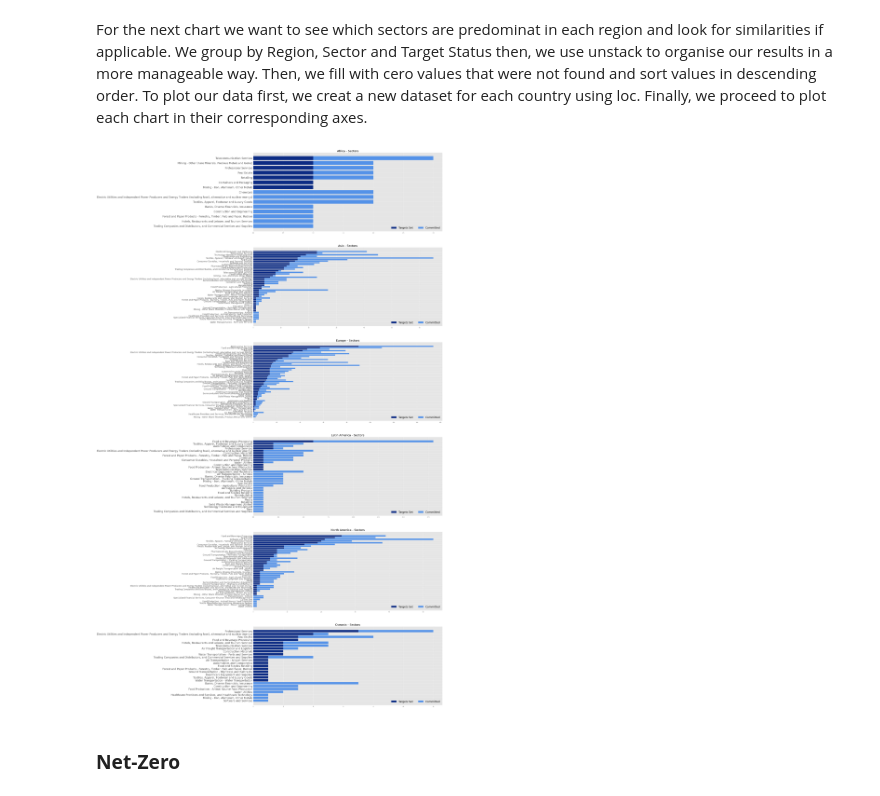
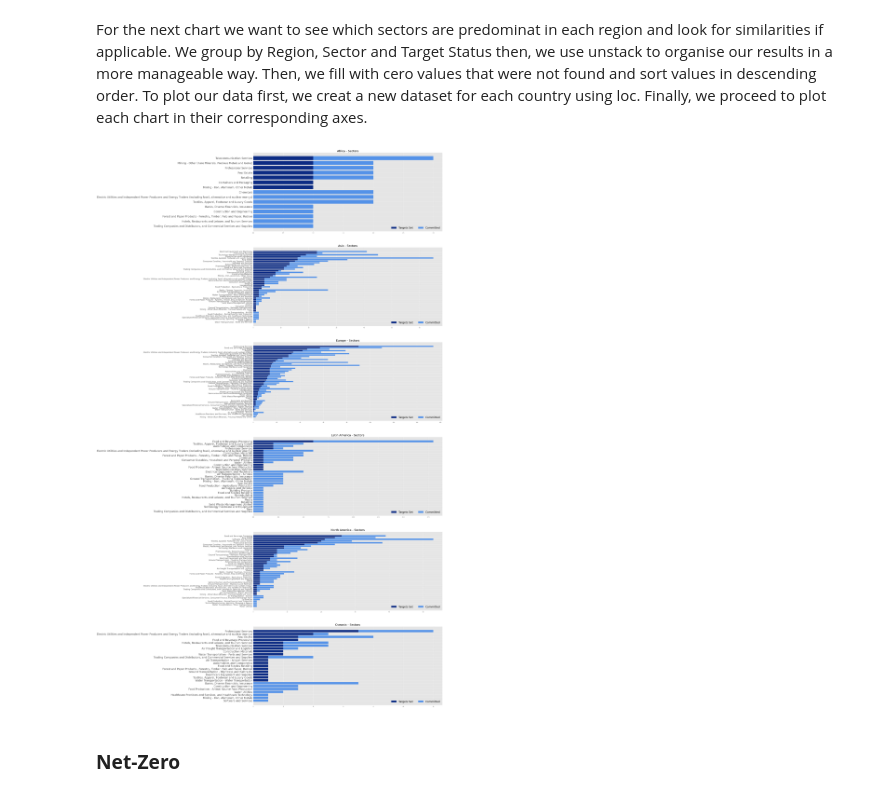
Before and after one commit to isalesp/SBTi, a Jupyter notebook: SBTi.ipynb, the cells around one changed output. Cells and saved outputs as stored; diff of their text form; code cells hidden in the pictures.

```diff
--- a/SBTi.ipynb
+++ b/SBTi.ipynb
@@ -443,43 +444,43 @@ sreg[1].barh(asi['Sector'], asi['Targets Set'], label= 'Targets Set', color= '#0
 sreg[1].barh(asi['Sector'], asi['Committed'], left= asi['Targets Set'], label= 'Committed', color= '#5492E8', align='center')
 sreg[1].set_title('Asia - Sectors', fontsize=25)
 sreg[1].set_ylabel('')
-sreg[1].set_yticklabels(asi['Sector'], fontsize= 18)
+sreg[1].set_yticklabels(asi['Sector'], fontsize= 16)
 sreg[1].legend(loc= 'lower right', ncol= 2, fontsize= 23)
 sreg[1].invert_yaxis()
 
 sreg[2].barh(eur['Sector'], eur['Targets Set'], label= 'Targets Set', color= '#0c2c84', align= 'center')
 sreg[2].barh(eur['Sector'], eur['Committed'], left= eur['Targets Set'], label= 'Committed', color= '#5492E8', align='center')
 sreg[2].set_title('Europe - Sectors', fontsize=25)
 sreg[2].set_ylabel('')
-sreg[2].set_yticklabels(eur['Sector'], fontsize= 18)
+sreg[2].set_yticklabels(eur['Sector'], fontsize= 16)
 sreg[2].legend(loc= 'lower right', ncol= 2, fontsize= 23)
 sreg[2].invert_yaxis()
 
 sreg[3].barh(lat['Sector'], lat['Targets Set'], label= 'Targets Set', color= '#0c2c84', align= 'center')
 sreg[3].barh(lat['Sector'], lat['Committed'], left= lat['Targets Set'], label= 'Committed', color= '#5492E8', align='center')
 sreg[3].set_title('Latin America - Sectors', fontsize=25)
 sreg[3].set_ylabel('')
 sreg[3].set_yticklabels(lat['Sector'], fontsize= 23)
 sreg[3].legend(loc= 'lower right', ncol= 2, fontsize= 23)
 sreg[3].invert_yaxis()
 
 sreg[4].barh(nam['Sector'], nam['Targets Set'], label= 'Targets Set', color= '#0c2c84', align= 'center')
 sreg[4].barh(nam['Sector'], nam['Committed'], left= nam['Targets Set'], label= 'Committed', color= '#5492E8', align='center')
 sreg[4].set_title('North America - Sectors', fontsize=25)
 sreg[4].set_ylabel('')
-sreg[4].set_yticklabels(nam['Sector'], fontsize= 18)
+sreg[4].set_yticklabels(nam['Sector'], fontsize= 16)
 sreg[4].legend(loc= 'lower right', ncol= 2, fontsize= 23)
 sreg[4].invert_yaxis()
 
 sreg[5].barh(oce['Sector'], oce['Targets Set'], label= 'Targets Set', color= '#0c2c84', align= 'center')
 sreg[5].barh(oce['Sector'], oce['Committed'], left= oce['Targets Set'], label= 'Committed', color= '#5492E8', align='center')
 sreg[5].set_title('Oceania - Sectors', fontsize=25)
 sreg[5].set_ylabel('')
 sreg[5].set_yticklabels(oce['Sector'], fontsize= 23)
 sreg[5].legend(loc= 'lower right', ncol= 2, fontsize= 23)
 sreg[5].invert_yaxis()
 # %% [output]
-[figure, old version]
+[figure, new version]
 # %% [markdown]
 ### **Net-Zero**
 # %% [markdown]
```
Also changed, not shown: parts of 21 cells of this notebook.
